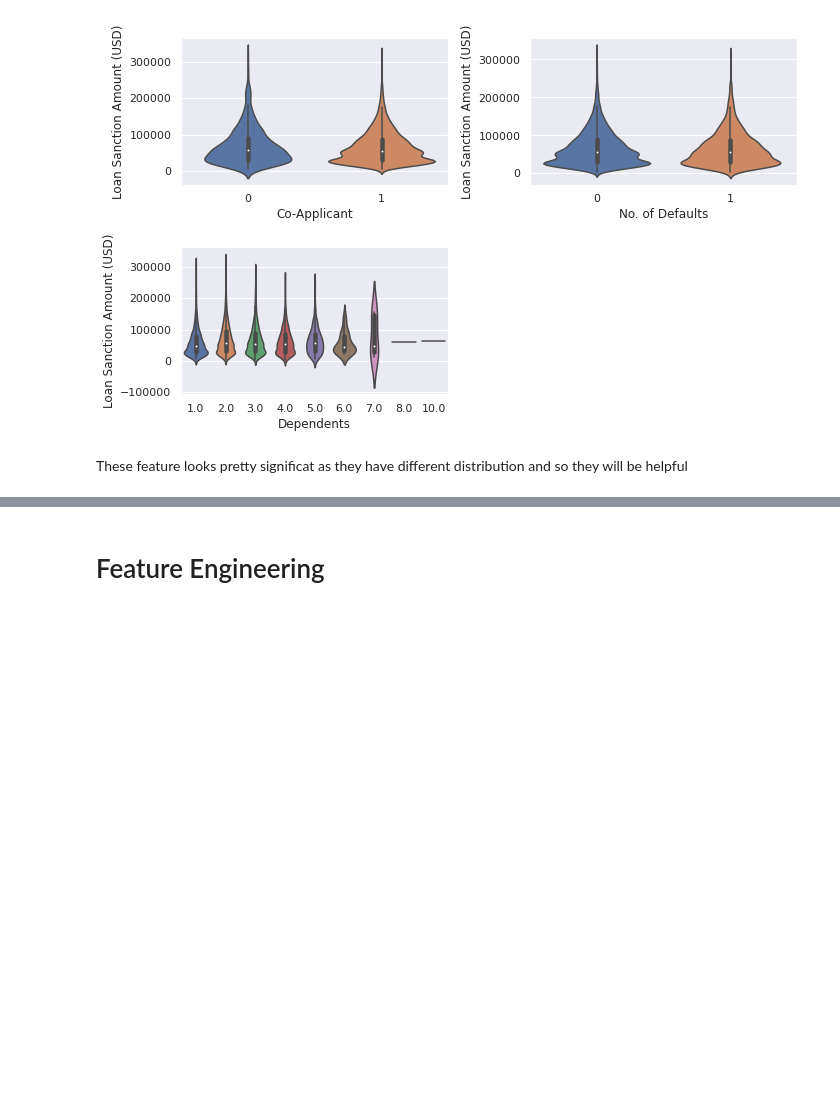
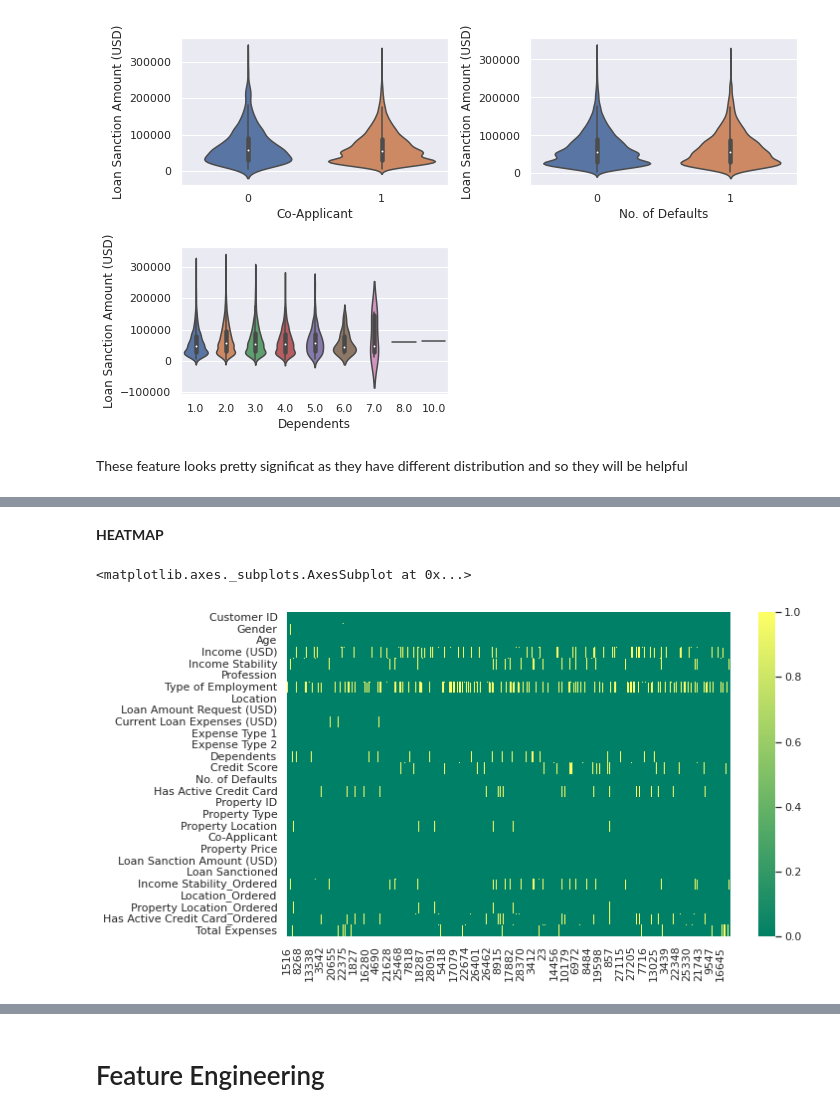
Before and after one commit to shoabahamed/kaggle_notebooks, a Jupyter notebook: classification_regression.ipynb, the cells around one changed output, grey strips where cells are left out. Cells and saved outputs as stored; diff of their text form; code cells hidden in the pictures; blank space fills up the shorter version.

```diff
--- a/classification_regression.ipynb
+++ b/classification_regression.ipynb
@@ -1135,0 +1234,8 @@ These feature looks pretty significat as they have different distribution and so
+# %% [markdown]
+<b>HEATMAP</b>
+# %%
+plt.figure(figsize=(10, 6))
+sns.heatmap(train_set.isnull().T, cmap='summer')
+# %% [output]
+<matplotlib.axes._subplots.AxesSubplot at 0x...>
+[figure, added]
```
Also changed, not shown: parts of 24 cells of this notebook.
